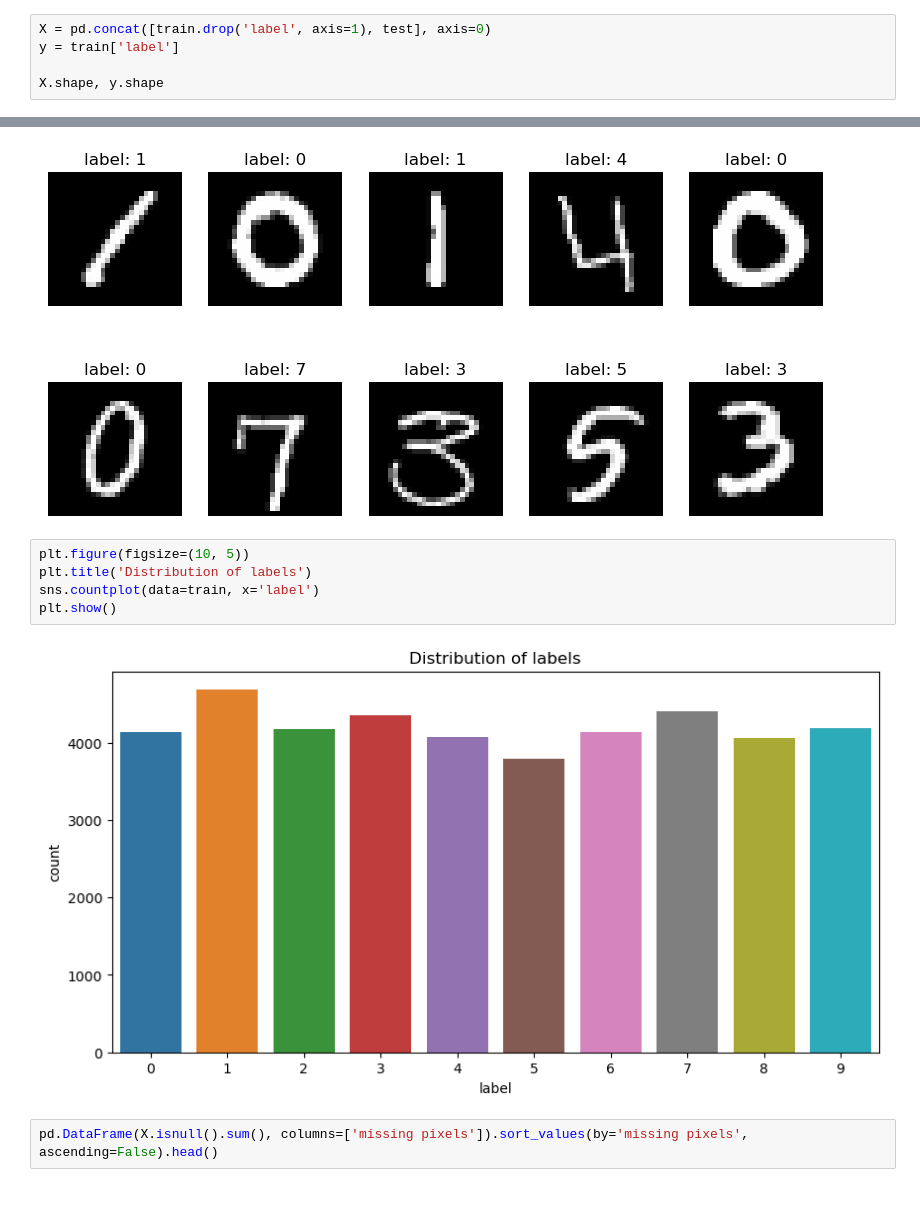
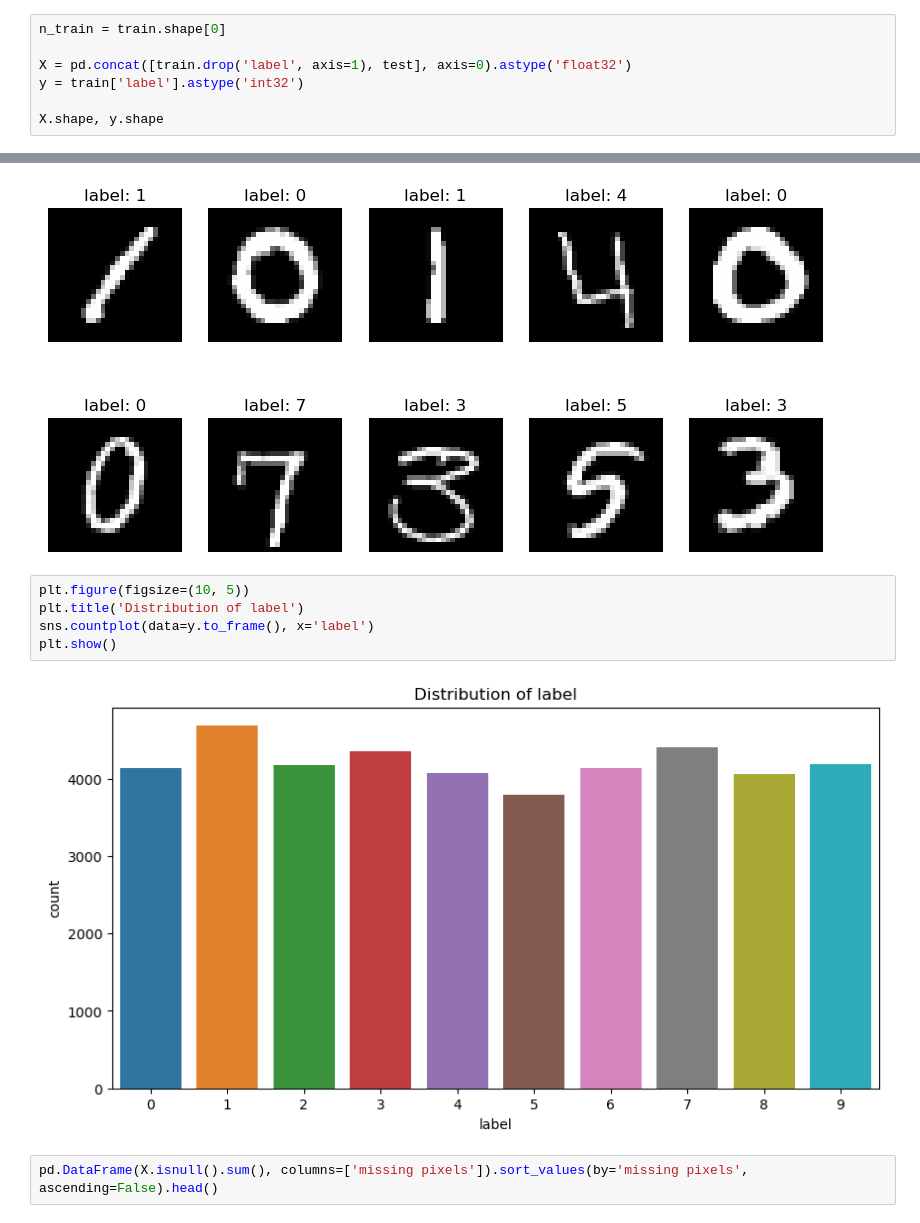
Before and after one commit to MartsTech/Kaggle, a Jupyter notebook: src/digit-recognizer.ipynb, the cells around one changed output, grey strips where cells are left out. Saved outputs shown, nothing was run; the diff lists cells and outputs as text.

```diff
--- a/src/digit-recognizer.ipynb
+++ b/src/digit-recognizer.ipynb
@@ -37,8 +29,10 @@ train.head()
 | 4 | 0 | 0 | 0 | 0 | 0 | 0 | 0 | 0 | 0 | 0 | ... | ... |
 5 rows × 785 columns
 # %%
-X = pd.concat([train.drop('label', axis=1), test], axis=0)
-y = train['label']
+n_train = train.shape[0]
+
+X = pd.concat([train.drop('label', axis=1), test], axis=0).astype('float32')
+y = train['label'].astype('int32')
 
 X.shape, y.shape
 # %% [output]
@@ -55,11 +49,11 @@ plt.show()
 [figure]
 # %%
 plt.figure(figsize=(10, 5))
-plt.title('Distribution of labels')
-sns.countplot(data=train, x='label')
+plt.title('Distribution of label')
+sns.countplot(data=y.to_frame(), x='label')
 plt.show()
 # %% [output]
-[figure, old version]
+[figure, new version]
 # %%
 pd.DataFrame(X.isnull().sum(), columns=['missing pixels']).sort_values(by='missing pixels', ascending=False).head()
 # %% [output]
```
Also changed, not shown: parts of 15 cells of this notebook.
